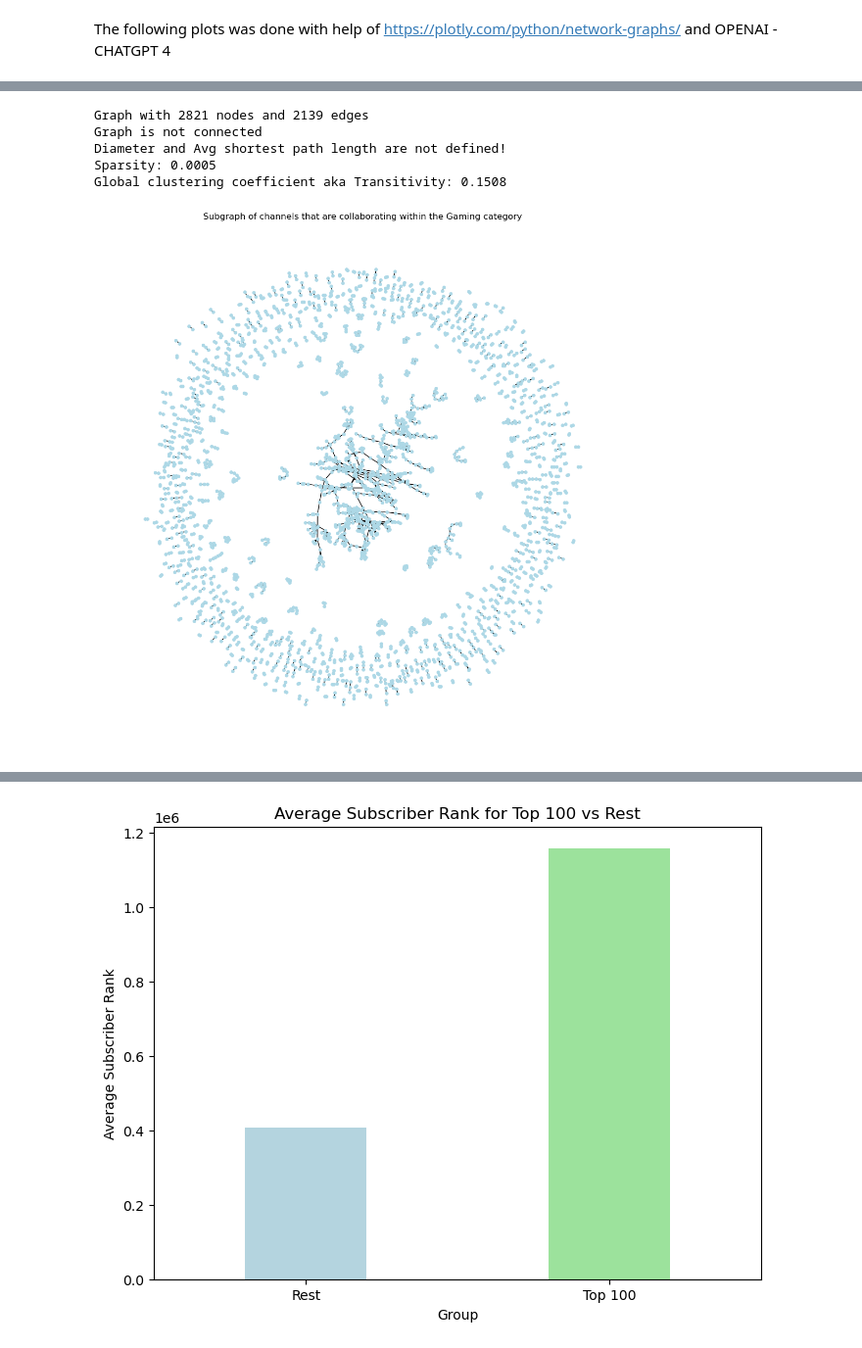
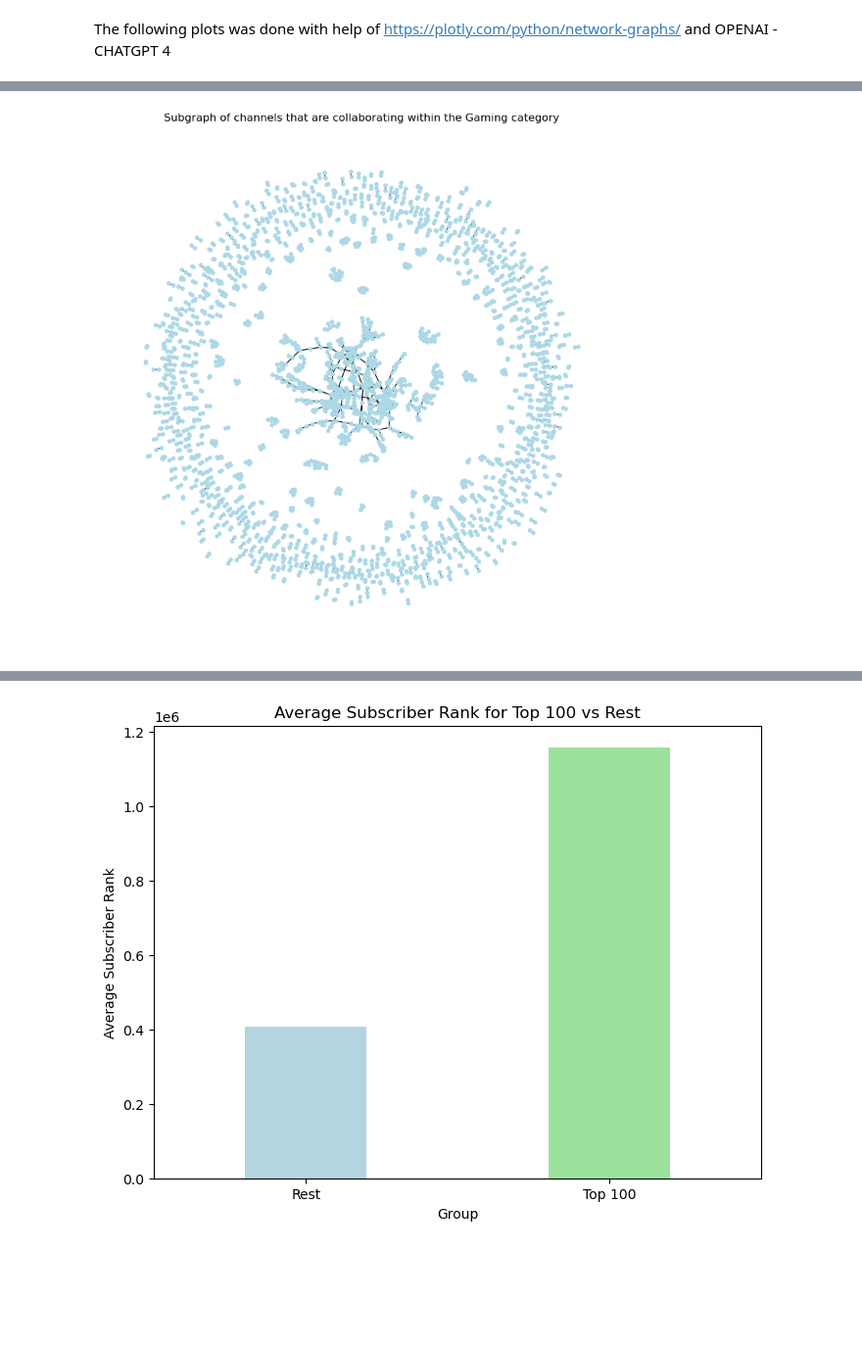
Before and after one commit to epfl-ada/ada-2023-project-adacadabra, a Jupyter notebook: Final_notebook_mats.ipynb, the cells around one changed output, grey strips where cells are left out. Shown at 98% size. Drawn from its saved outputs; the diff is of its cells as text; code cells hidden in the pictures; blank space fills up the shorter version.

Commit message:
Mats_graphs_changes

```diff
--- a/Final_notebook_mats.ipynb
+++ b/Final_notebook_mats.ipynb
@@ -690,27 +723,14 @@ fig.write_html('Collaborations_Proportion.html')
 # %%
-new_edges_within_random = random.sample(new_edges_within, 3000)
-#Should i make if to the whole?? Make it interactive?
-
-G_within = nx.Graph()
-G_within.add_edges_from(new_edges_within_random)
-
-
-describe_graph(G_within)
-
 # plot it out
 # Visualize the subgraph
-plt.figure(figsize=(10, 10))
+plt.figure(figsize=(8, 8))
 nx.draw(G_within, with_labels=None, node_size=15, node_color = 'lightblue',edge_color='black')
 plt.title("Subgraph of channels that are collaborating within the Gaming category")
-plt.savefig("collaboration_withing_gaming.png")
+plt.tight_layout()
+plt.savefig("collaboration_withing_gaming_.png")
 plt.show()
 # %% [output]
-Graph with 2821 nodes and 2139 edges
-Graph is not connected
-Diameter and Avg shortest path length are not defined!
-Sparsity: 0.0005
-Global clustering coefficient aka Transitivity: 0.1508
-[figure, old version]
+[figure, new version]
 # %%
 channels_path = "C:\\Users\\Bruker\\ADA2023\\Project\\_raw_df_channels.tsv\\df_channels.tsv"
 
```
Also changed, not shown: parts of 11 cells of this notebook, 6 other files.
